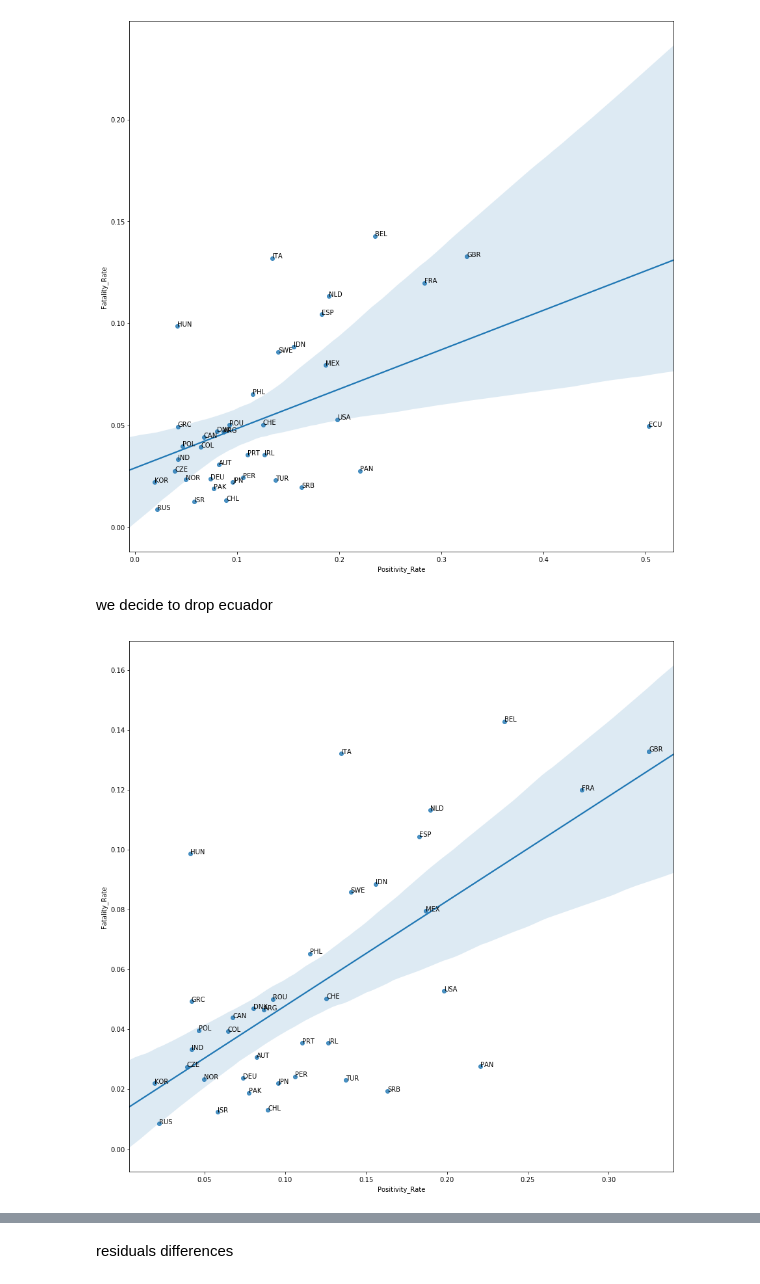
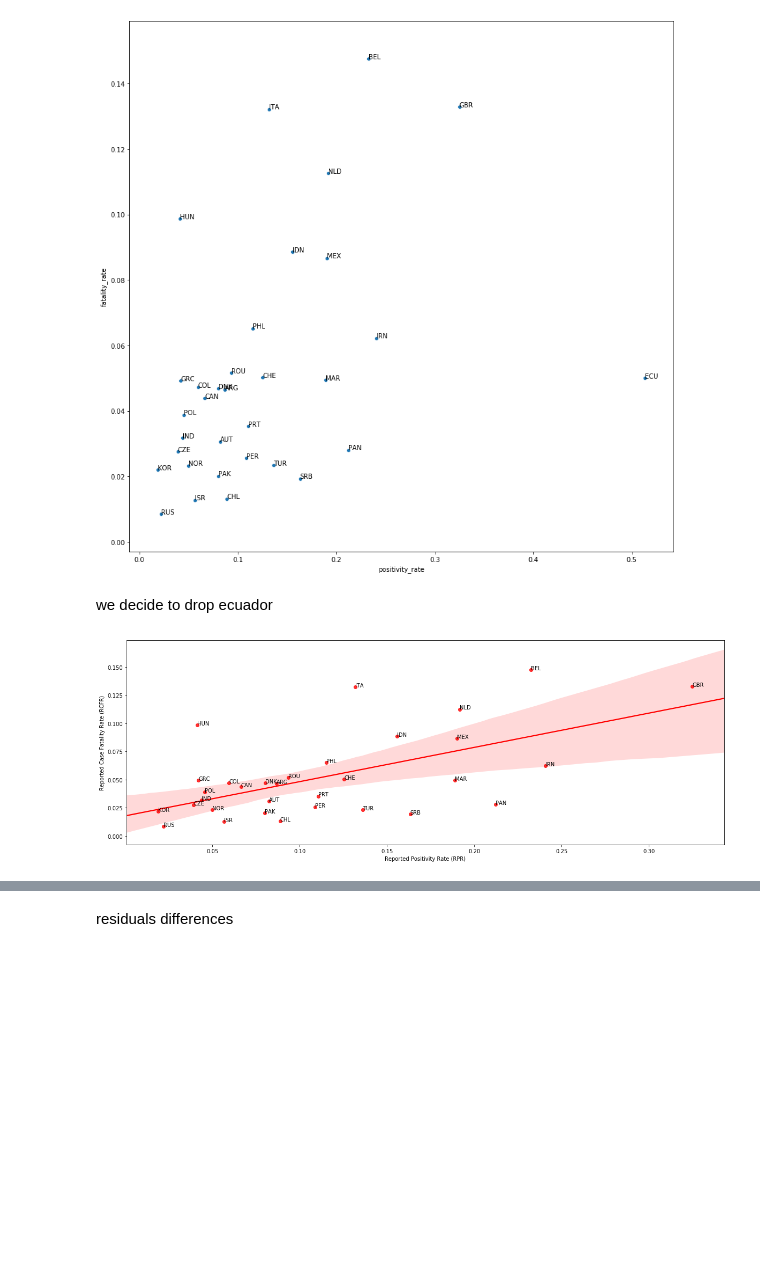
Before and after one commit to gabrielepinto/politicalcovid19, a Jupyter notebook: explaining_difference_fatality_rate/positivityrate_deathsrate.ipynb, the cells around one changed output, grey strips where cells are left out. Cells and saved outputs as stored; diff of their text form; code cells hidden in the pictures; blank space fills up the shorter version.

```diff
--- a/explaining_difference_fatality_rate/positivityrate_deathsrate.ipynb
+++ b/explaining_difference_fatality_rate/positivityrate_deathsrate.ipynb
@@ -8,0 +57,13 @@ import numpy as np
+# %%
+fig,axs=plt.subplots(figsize=(20,7))
+#DD=DB_reg.groupby('denominazione_regione',as_index=False)['totale_casi','tamponi','deceduti','ricoverati_con_sintomi','totale_ospedalizzati'].last()
+
+#sns.lineplot(y=results.predict(),x=DD['positivity_rate'],ax=axs)
+sns.regplot(y=DD['fatality_rate'],x=DD['positivity_rate'],ax=axs);
+
+for y,x,label in zip(DD['fatality_rate'],DD['positivity_rate'],DD['denominazione_regione']):
+    axs.text(x,y,label,fontsize=8)
+
+axs.text(0.10,0.16,"R$^{2}$ adjusted="+str(np.round(results.rsquared_adj,2)))
+axs.set_xlabel("Reported Positivity Rate (RPR)")
+axs.set_ylabel("Reported Case Fatality Rate (RCFR)");
@@ -26,3 +89,5 @@ DF_TEST=pd.read_csv("full-list-total-tests-for-covid-19.csv")
+# %%
+AA_onlycases=AA.loc[AA['tests_units'].isin(['inconsistent units (COVID Tracking Project)',np.nan])==False,:].copy()
 # %%
 CONFIRMED_CASES=pd.read_csv("confirmed_cases_JH.csv",index_col=0)
 DEATHS=pd.read_csv("deaths_JH.csv",index_col=0)
@@ -62,8 +127,16 @@ DF['time']=pd.to_datetime(DF['time'])
 DF_TEST.rename({'Code':'ISO3'},inplace=True,axis=1)
 DF_TEST.rename({'Total tests':'tests'},inplace=True,axis=1)
 
+AA_onlycases.rename({'iso_code':'ISO3'},inplace=True,axis=1)
+AA_onlycases.rename({'total_tests':'tests'},inplace=True,axis=1)
+AA_onlycases['time']=pd.to_datetime(AA_onlycases['date'])
+
 ## merge
-DF_ANALYSIS=pd.merge(DF,DF_TEST,on=['time','ISO3'],how='left')
+
+#DF_ANALYSIS=pd.merge(DF,DF_TEST,on=['time','ISO3'],how='left')
+
+### questo è per usare onlyu cases
+DF_ANALYSIS=pd.merge(DF,AA_onlycases,on=['time','ISO3'],how='left')
 
 ## ratio variables
 DF_ANALYSIS['death_rate']=DF_ANALYSIS['deaths_cases']/DF_ANALYSIS['confirmed_cases']
@@ -77,23 +150,29 @@ DF_PLOT=DF_PLT.dropna().copy()
 DFZ=DF_PLOT.sort_values('time',ascending=False).groupby(['ISO3'],as_index=False)['death_rate','positivity_rate','time','confirmed_cases','tests'].first()
 # %%
 ## rename label
-DFZ.rename({'positivity_rate':"Positivity_Rate","death_rate":"Fatality_Rate"},axis=1,inplace=True)
+DFZ.rename({'positivity_Rate':"positivity_rate","death_rate":"fatality_rate"},axis=1,inplace=True)
 
 fig,axs=plt.subplots(figsize=(15,15))
-sns.regplot(x='Positivity_Rate',y='Fatality_Rate',data=DFZ,ax=axs)
+sns.scatterplot(x='positivity_rate',y='fatality_rate',data=DFZ,ax=axs)
 
-for label,posy,posx in zip(DFZ['ISO3'],DFZ["Fatality_Rate"],DFZ['Positivity_Rate']):
+for label,posy,posx in zip(DFZ['ISO3'],DFZ["fatality_rate"],DFZ['positivity_rate']):
     axs.text(posx,posy,label)
 # %% [output]
-[figure, old version]
+[figure, new version]
 # %% [markdown]
 we decide to drop ecuador
 # %%
+fig,axs=plt.subplots(figsize=(20,7))
+
+
 DFZ=DFZ.loc[DFZ['ISO3']!="ECU",:].copy()
 
-fig,axs=plt.subplots(figsize=(15,15))
-sns.regplot(x='Positivity_Rate',y='Fatality_Rate',data=DFZ,ax=axs)
+sns.regplot(x='positivity_rate',y='fatality_rate',data=DFZ,ax=axs,color="red")
 
-for label,posy,posx in zip(DFZ['ISO3'],DFZ["Fatality_Rate"],DFZ['Positivity_Rate']):
+for label,posy,posx in zip(DFZ['ISO3'],DFZ["fatality_rate"],DFZ['positivity_rate']):
+    axs.text(posx,posy,label)
+
+axs.set_xlabel("Reported Positivity Rate (RPR)")
+axs.set_ylabel("Reported Case Fatality Rate (RCFR)");
 # %% [output]
-[figure, old version]
+[figure, new version]
```
Also changed, not shown: parts of 17 cells of this notebook.
